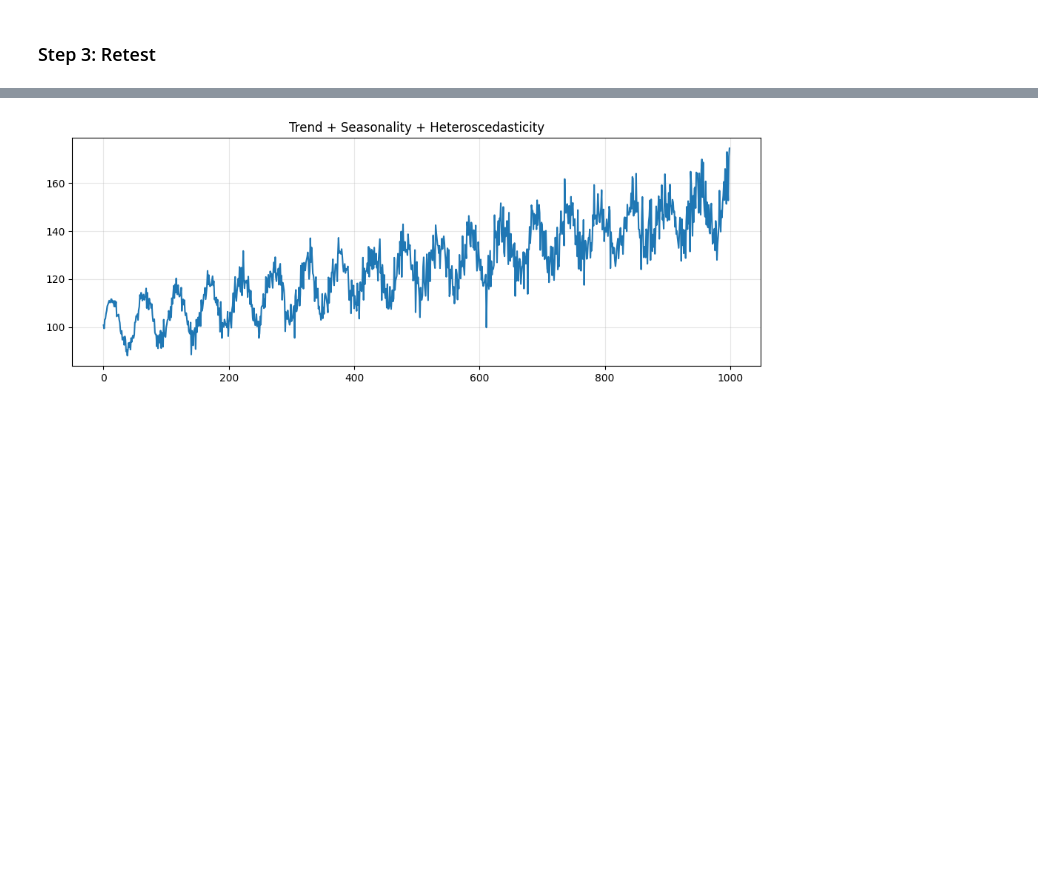
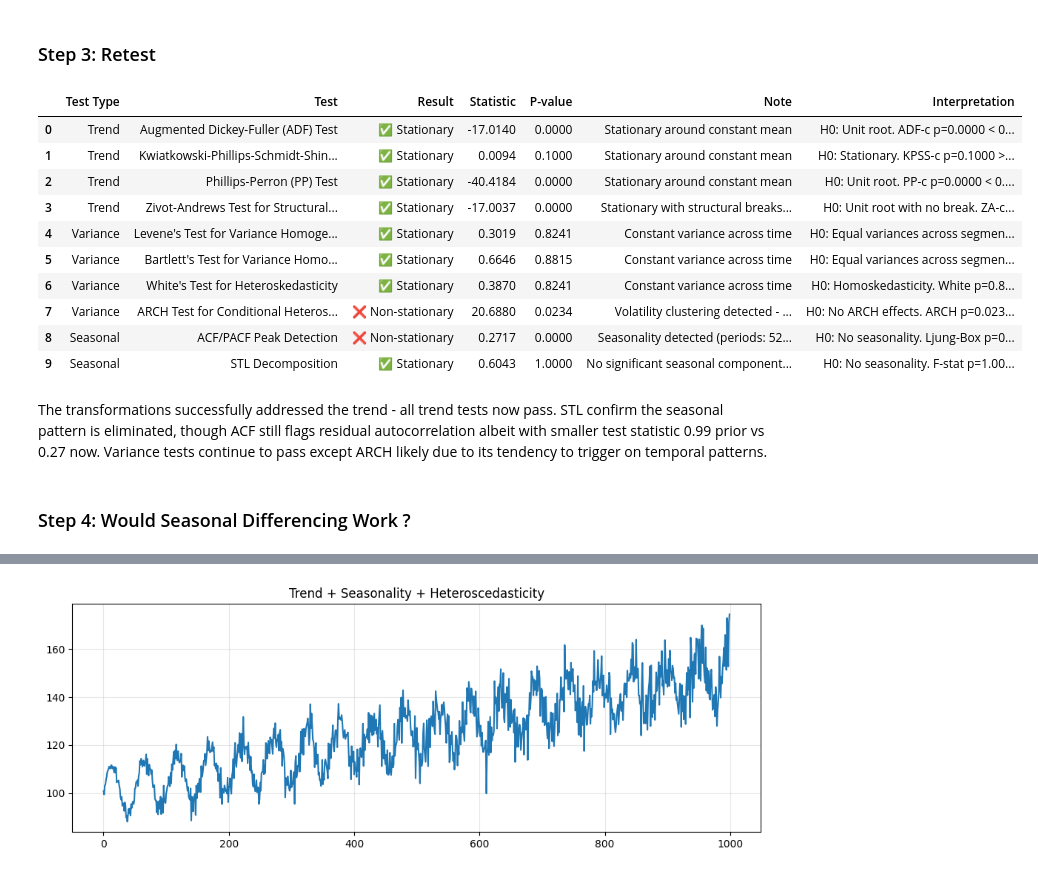
Before and after one commit to mbsuraj/stationarityToolkit, a Jupyter notebook: examples/detailed_usage.ipynb, the cells around one changed output, grey strips where cells are left out. Saved outputs shown, nothing was run; the diff lists cells and outputs as text; code cells hidden in the pictures; blank space fills up the shorter version.

```diff
--- a/examples/detailed_usage.ipynb
+++ b/examples/detailed_usage.ipynb
@@ -293,2 +283,21 @@ plot_ts(ts_transformed.values, "After Detrending + Seasonal Differencing")
 # %% [markdown]
 ### Step 3: Retest
+# %%
+result_after = toolkit.detect(ts_detrended, verbosity='detailed')
+result_after.report()
+# %% [output]
+|  | Test Type | Test | Result | Statistic | P-value | Note | Interpretation |
+| 0 | Trend | Augmented Dickey-Fuller (ADF) Test | ✅ Stationary | -17.0140 | 0.0000 | Stationary around constant mean | H0: Unit root. ADF-c p=0.0000 < 0... |
+| 1 | Trend | Kwiatkowski-Phillips-Schmidt-Shin... | ✅ Stationary | 0.0094 | 0.1000 | Stationary around constant mean | H0: Stationary. KPSS-c p=0.1000 >... |
+| 2 | Trend | Phillips-Perron (PP) Test | ✅ Stationary | -40.4184 | 0.0000 | Stationary around constant mean | H0: Unit root. PP-c p=0.0000 < 0.... |
+| 3 | Trend | Zivot-Andrews Test for Structural... | ✅ Stationary | -17.0037 | 0.0000 | Stationary with structural breaks... | H0: Unit root with no break. ZA-c... |
+| 4 | Variance | Levene's Test for Variance Homoge... | ✅ Stationary | 0.3019 | 0.8241 | Constant variance across time | H0: Equal variances across segmen... |
+| 5 | Variance | Bartlett's Test for Variance Homo... | ✅ Stationary | 0.6646 | 0.8815 | Constant variance across time | H0: Equal variances across segmen... |
+| 6 | Variance | White's Test for Heteroskedasticity | ✅ Stationary | 0.3870 | 0.8241 | Constant variance across time | H0: Homoskedasticity. White p=0.8... |
+| 7 | Variance | ARCH Test for Conditional Heteros... | ❌ Non-stationary | 20.6880 | 0.0234 | Volatility clustering detected - ... | H0: No ARCH effects. ARCH p=0.023... |
+| 8 | Seasonal | ACF/PACF Peak Detection | ❌ Non-stationary | 0.2717 | 0.0000 | Seasonality detected (periods: 52... | H0: No seasonality. Ljung-Box p=0... |
+| 9 | Seasonal | STL Decomposition | ✅ Stationary | 0.6043 | 1.0000 | No significant seasonal component... | H0: No seasonality. F-stat p=1.00... |
+# %% [markdown]
+The transformations successfully addressed the trend - all trend tests now pass. STL confirm the seasonal pattern is eliminated, though ACF still flags residual autocorrelation albeit with smaller test statistic 0.99 prior vs 0.27 now. Variance tests continue to pass except ARCH likely due to its tendency to trigger on temporal patterns.
+# %% [markdown]
+### Step 4: Would Seasonal Differencing Work ?
```
Also changed, not shown: parts of 30 cells of this notebook, 11 other files.
